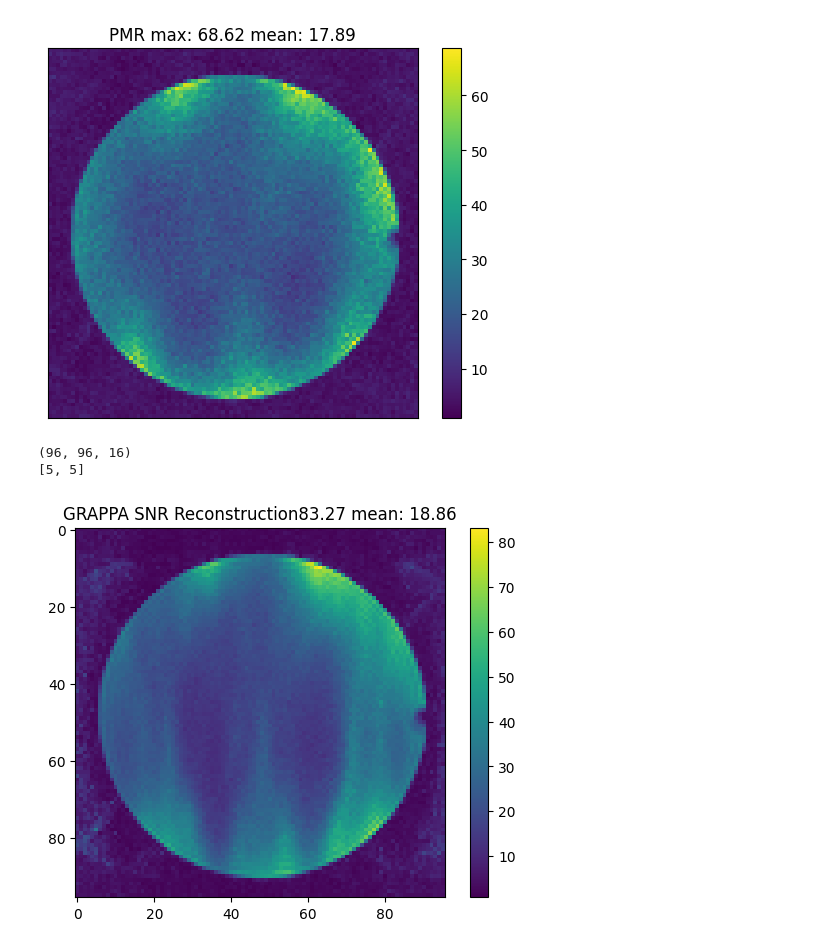
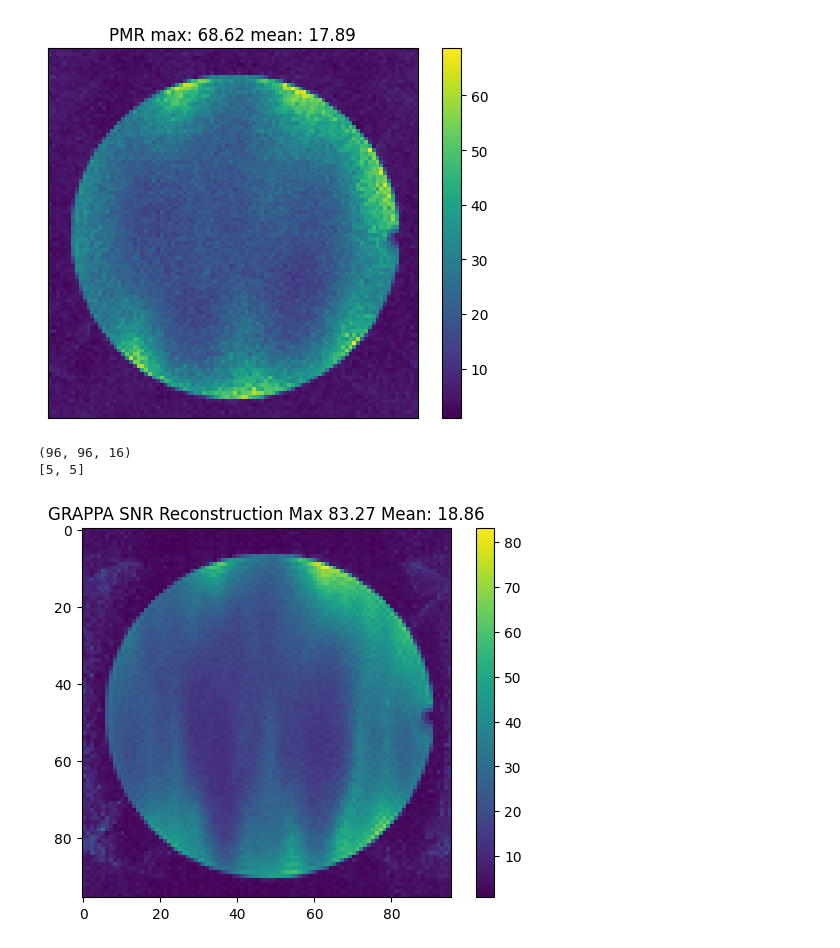
Before and after one commit to cloudmrhub/mroptimum-tools, a Jupyter notebook: mroptimum_tools.ipynb, the cells around one changed output. Saved outputs shown, nothing was run; the diff lists cells and outputs as text; code cells hidden in the pictures.

```diff
--- a/mroptimum_tools.ipynb
+++ b/mroptimum_tools.ipynb
@@ -298,26 +298,26 @@ cmOutput created but Deprecated, use cmaws.cmrOutput instead
 # %%
 print(S.shape)
 print(GK)
 US,REF=cm.mimicAcceleration2D(S,[FA,PA],[ACLF,ACLP])
 GG=cm2D.cm2DKellmanGRAPPA()
 GG.setSignalKSpace(US)
 GG.setReferenceKSpace(REF)
 GG.setAcceleration([FA,PA])
 GG.setAutocalibrationLines([ACLF,ACLP])
 GG.setNoiseKSpace(N)
 GG.setGRAPPAKernel(GK)
 GG.setReferenceKSpace(REF)
 
 amg=np.abs(GG.getOutput())
 
 import matplotlib.pyplot as plt
 plt.figure()
 plt.imshow(amg)
 plt.colorbar()
-plt.title(f'GRAPPA SNR Reconstruction{amg.max():.2f} mean: {amg.mean():.2f}')
+plt.title(f'GRAPPA SNR Reconstruction Max {amg.max():.2f} Mean: {amg.mean():.2f}')
 
 plt.show()
 # %% [output]
 (96, 96, 16)
 [5, 5]
-[figure, old version]
+[figure, new version]
```
